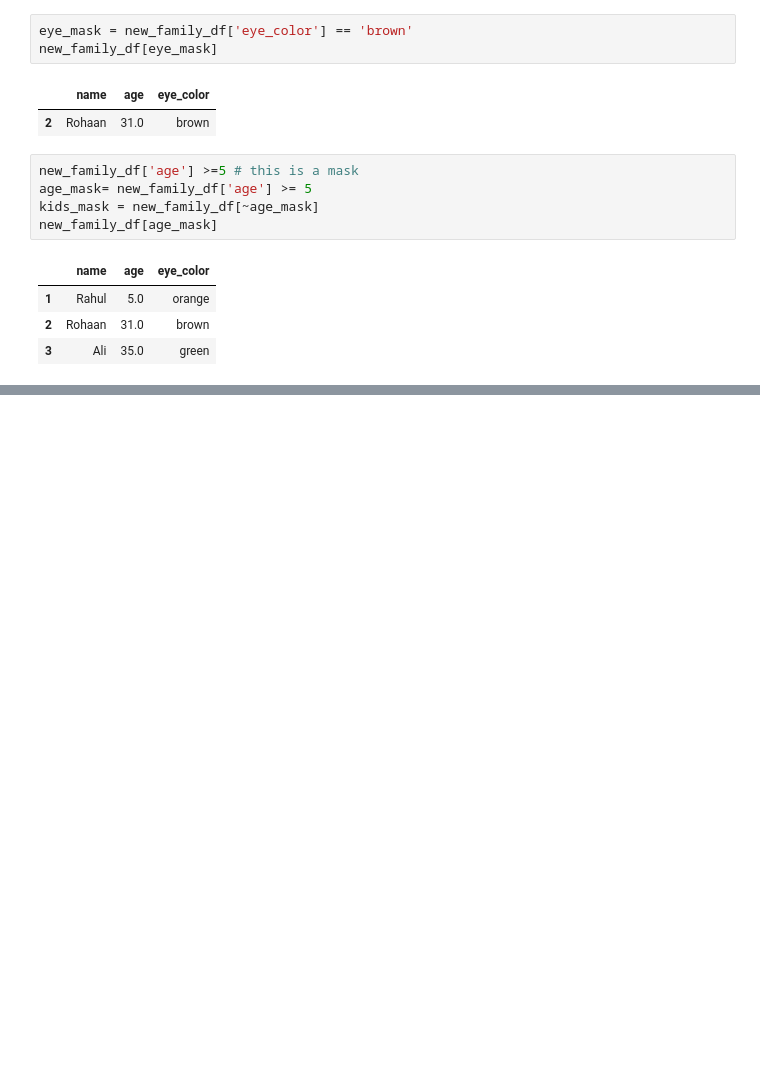
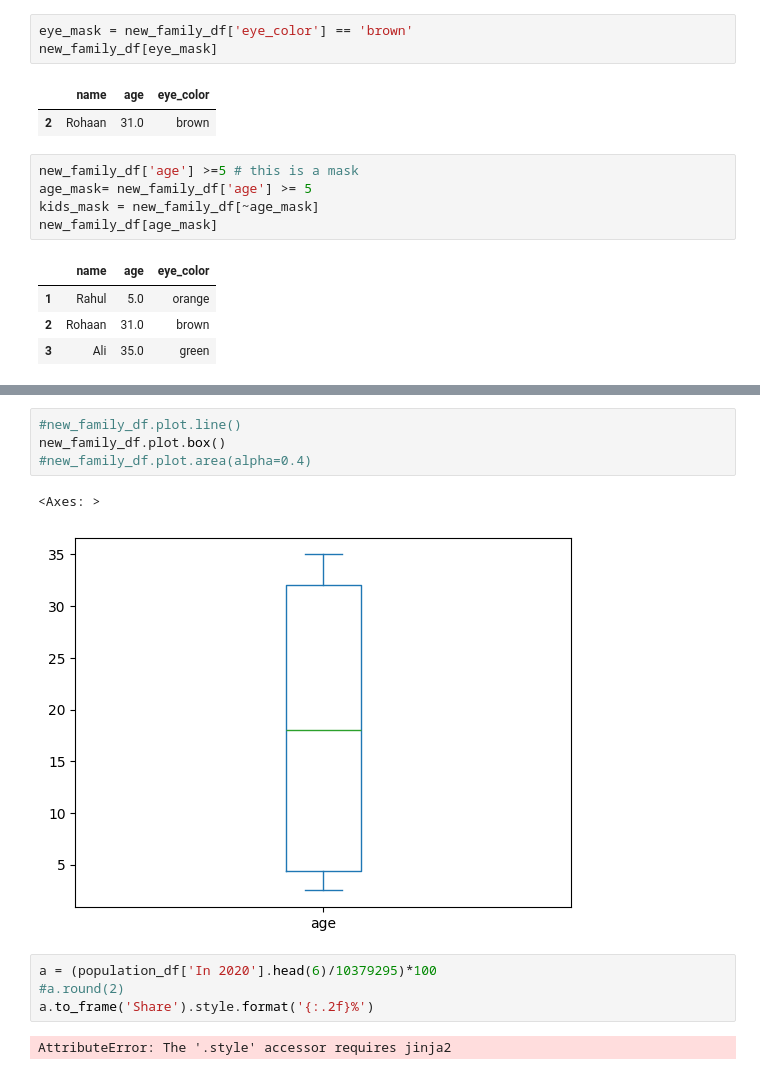
Before and after one commit to Md-Ruhul-Amin-Rony/python-exercise, a Jupyter notebook: databehandling.ipynb, the cells around one changed output, grey strips where cells are left out. Saved outputs shown, nothing was run; the diff lists cells and outputs as text; blank space fills up the shorter version.

```diff
--- a/databehandling.ipynb
+++ b/databehandling.ipynb
@@ -367,0 +527,13 @@ new_family_df[age_mask]
+# %%
+#new_family_df.plot.line()
+new_family_df.plot.box()
+#new_family_df.plot.area(alpha=0.4)
+# %% [output]
+<Axes: >
+[figure, added]
+# %%
+a = (population_df['In 2020'].head(6)/10379295)*100
+#a.round(2)
+a.to_frame('Share').style.format('{:.2f}%')
+# %% [output]
+AttributeError: The '.style' accessor requires jinja2
```
Also changed, not shown: parts of 17 cells of this notebook, 1 other file.
